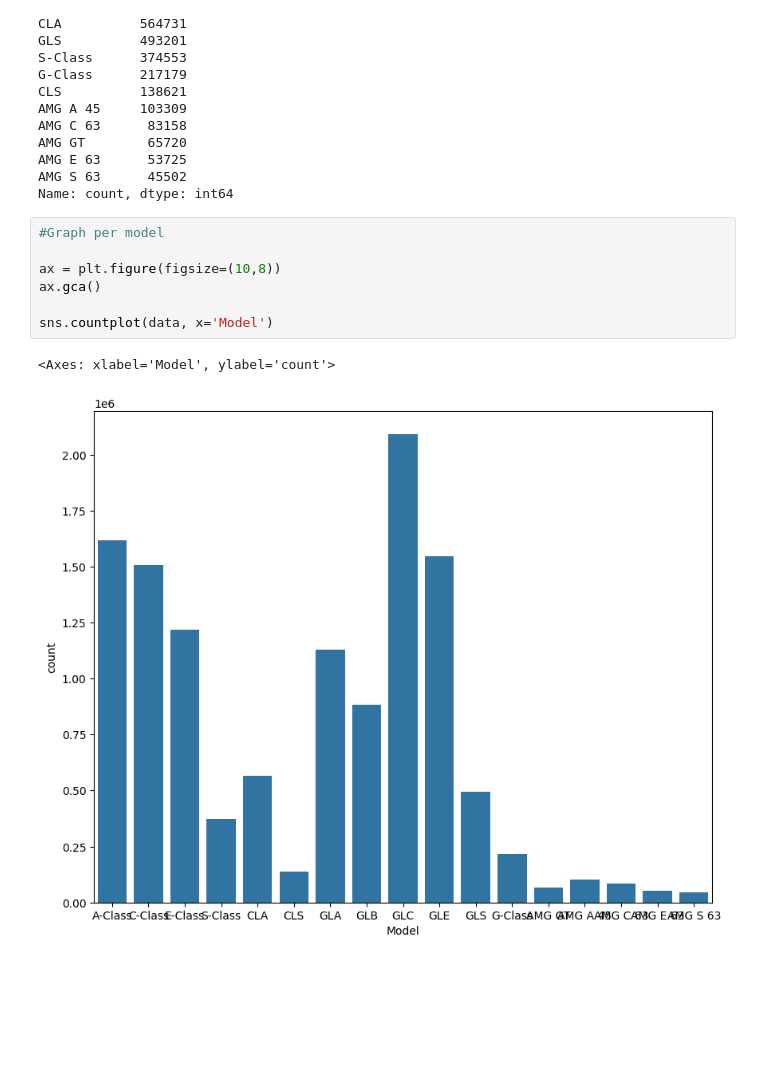
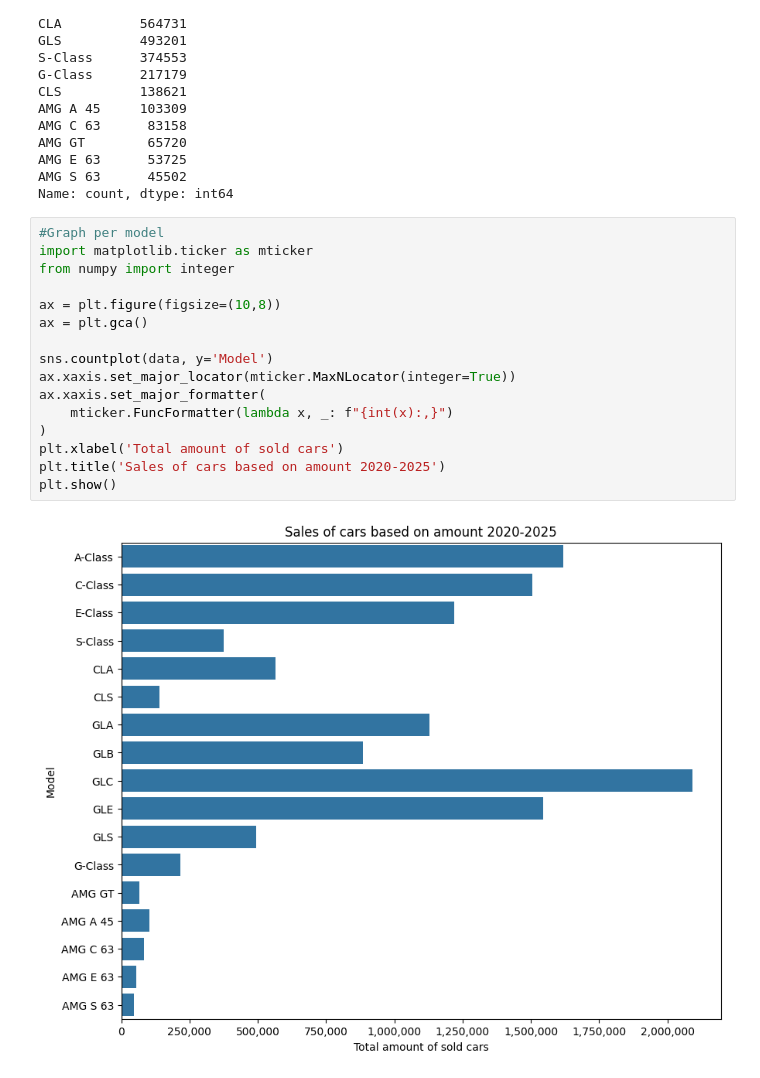
Before and after one commit to Szafranerio/Data_InDepth, a Jupyter notebook: Pandas/Practice/Car_Sales.ipynb, the cells around one changed output. Cells and saved outputs as stored; diff of their text form; blank space fills up the shorter version.

```diff
--- a/Pandas/Practice/Car_Sales.ipynb
+++ b/Pandas/Practice/Car_Sales.ipynb
@@ -63,11 +63,19 @@ AMG S 63      45502
 Name: count, dtype: int64
 # %%
 #Graph per model
+import matplotlib.ticker as mticker
+from numpy import integer
 
 ax = plt.figure(figsize=(10,8))
-ax.gca()
+ax = plt.gca()
 
-sns.countplot(data, x='Model')
+sns.countplot(data, y='Model')
+ax.xaxis.set_major_locator(mticker.MaxNLocator(integer=True))
+ax.xaxis.set_major_formatter(
+    mticker.FuncFormatter(lambda x, _: f"{int(x):,}")
+)
+plt.xlabel('Total amount of sold cars')
+plt.title('Sales of cars based on amount 2020-2025')
+plt.show()
 # %% [output]
-<Axes: xlabel='Model', ylabel='count'>
-[figure, old version]
+[figure, new version]
```
Also changed, not shown: parts of 5 cells of this notebook.
